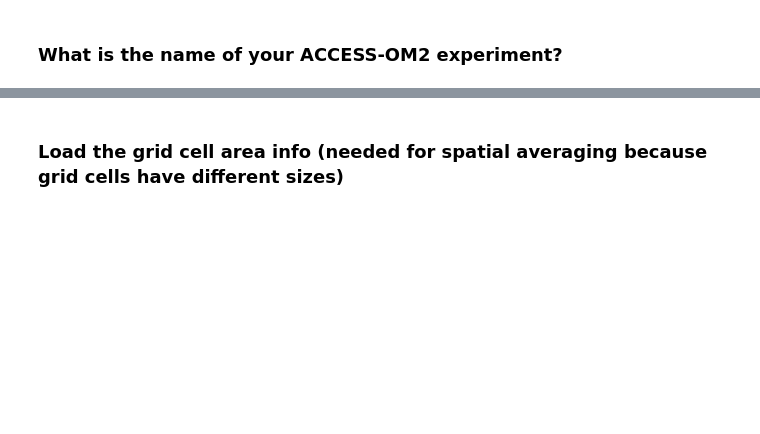
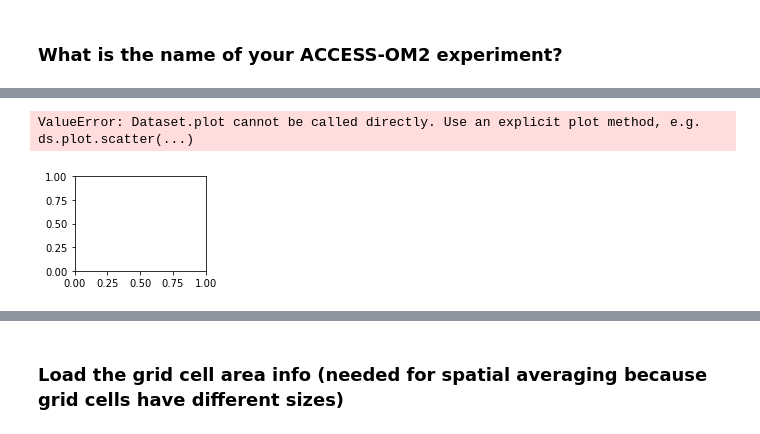
Before and after one commit to hrsdawson/ACCESS-WOMBAT_01deg_BGC_validation, a Jupyter notebook: notebooks/drift.ipynb, the cells around one changed output, grey strips where cells are left out. Saved outputs shown, nothing was run; the diff lists cells and outputs as text; code cells hidden in the pictures; blank space fills up the shorter version.

```diff
--- a/notebooks/drift.ipynb
+++ b/notebooks/drift.ipynb
@@ -24,0 +104,16 @@ ename = '01deg_jra55v140_iaf_cycle4'
+# %%
+vname = ['temp', 'salt', 'o2', 'adic', 'dic', 'alk', 'caco3', 'det', 'fe', 'phy', 'zoo', 'no3']
+# %%
+fukasa = [1,100,10000]
+# %%
+for i in range(np.size(vname)):
+    if vname[i] in ['temp','salt']:
+        files = sorted(glob(datadir + '/output*/ocean/ocean-3d-'+vname[i]+'-1-monthly-mean-*.nc'))
+    else:
+        files = sorted(glob(datadir + '/output*/ocean/oceanbgc-3d-'+vname[i]+'-1-monthly-mean-*.nc'))
+    data1y = xr.open_mfdataset(files, preprocess=preproc,parallel=True)[vname[i]]
+    for j in range(np.size(fukasa)):
+        dataz = data1y.sel(st_ocean=slice(None,fukasa[j]))
+        volz = vol1y.sel(st_ocean=slice(None,fukasa[j]))
+        ts1y = (dataz*volz).sum(('st_ocean','yt_ocean','xt_ocean'))/volz.sum(('st_ocean','yt_ocean','xt_ocean'))
+        ts1y.load().to_netcdf('/g/data/v45/hh0162/projects/notebook_access-om2/nc/ACCESS-WOMBAT_01deg_BGC_validation-'+vname[i]+'-upper-'+str(fukasa[j])+'.nc')
@@ -24,0 +139,2 @@ ename = '01deg_jra55v140_iaf_cycle4'
+# %%
+ts1y.load()
@@ -24,0 +160,12 @@ ename = '01deg_jra55v140_iaf_cycle4'
+# %%
+fig = plt.figure(figsize=(8,8))
+for i in range(np.size(vname)):
+    for j in range(np.size(fukasa)):
+        ts1y = xr.open_dataset('/g/data/v45/hh0162/projects/notebook_access-om2/nc/ACCESS-WOMBAT_01deg_BGC_validation-'+vname[i]+'-upper-'+str(fukasa[j])+'.nc')
+        plt.subplot(4,3,i+1)
+        ts1y.plot(label=fukasa[j])
+plt.legend()
+plt.tight_layout()
+# %% [output]
+ValueError: Dataset.plot cannot be called directly. Use an explicit plot method, e.g. ds.plot.scatter(...)
+[figure, added]
```
Also changed, not shown: parts of 11 cells of this notebook.
